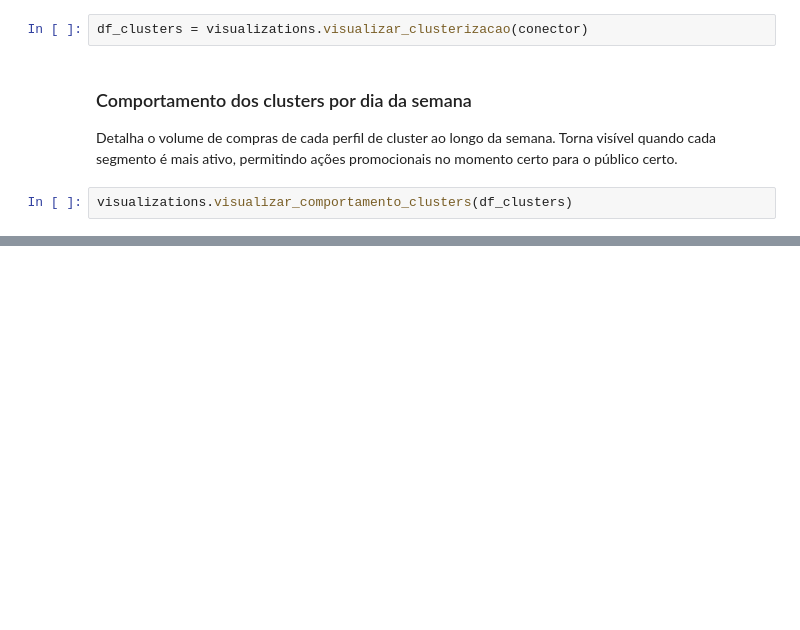
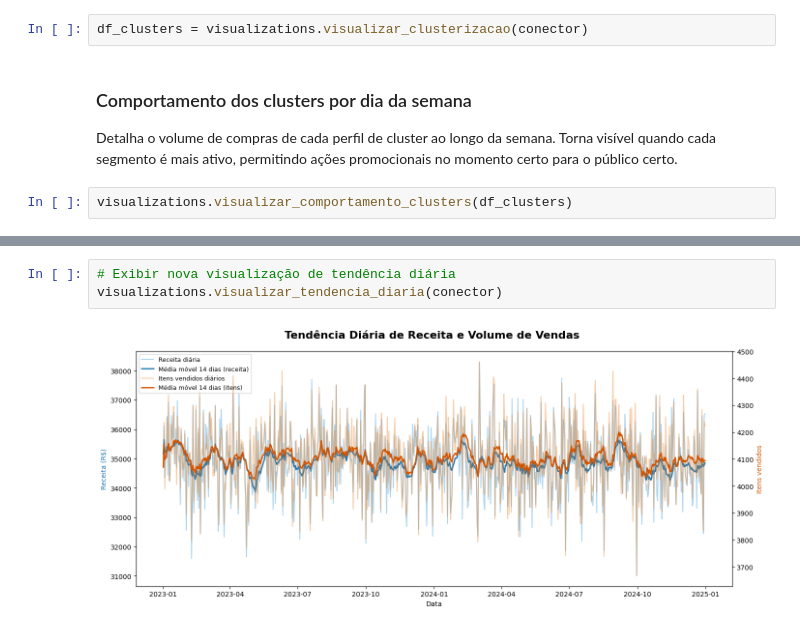
Before and after one commit to salvatoregx/pi4_aplicacoes_ciencia_de_dados, a Jupyter notebook: entregas.ipynb, the cells around one changed output, grey strips where cells are left out. Saved outputs shown, nothing was run; the diff lists cells and outputs as text; blank space fills up the shorter version.

Commit message:
feat(visualization): add Tendência Diária de Receita e Volume

```diff
--- a/entregas.ipynb
+++ b/entregas.ipynb
@@ -119,0 +124,5 @@ visualizations.visualizar_comportamento_clusters(df_clusters)
+# %%
+# Exibir nova visualização de tendência diária
+visualizations.visualizar_tendencia_diaria(conector)
+# %% [output]
+[figure, added]
```
Also changed, not shown: parts of 1 cell of this notebook, 1 other file.
